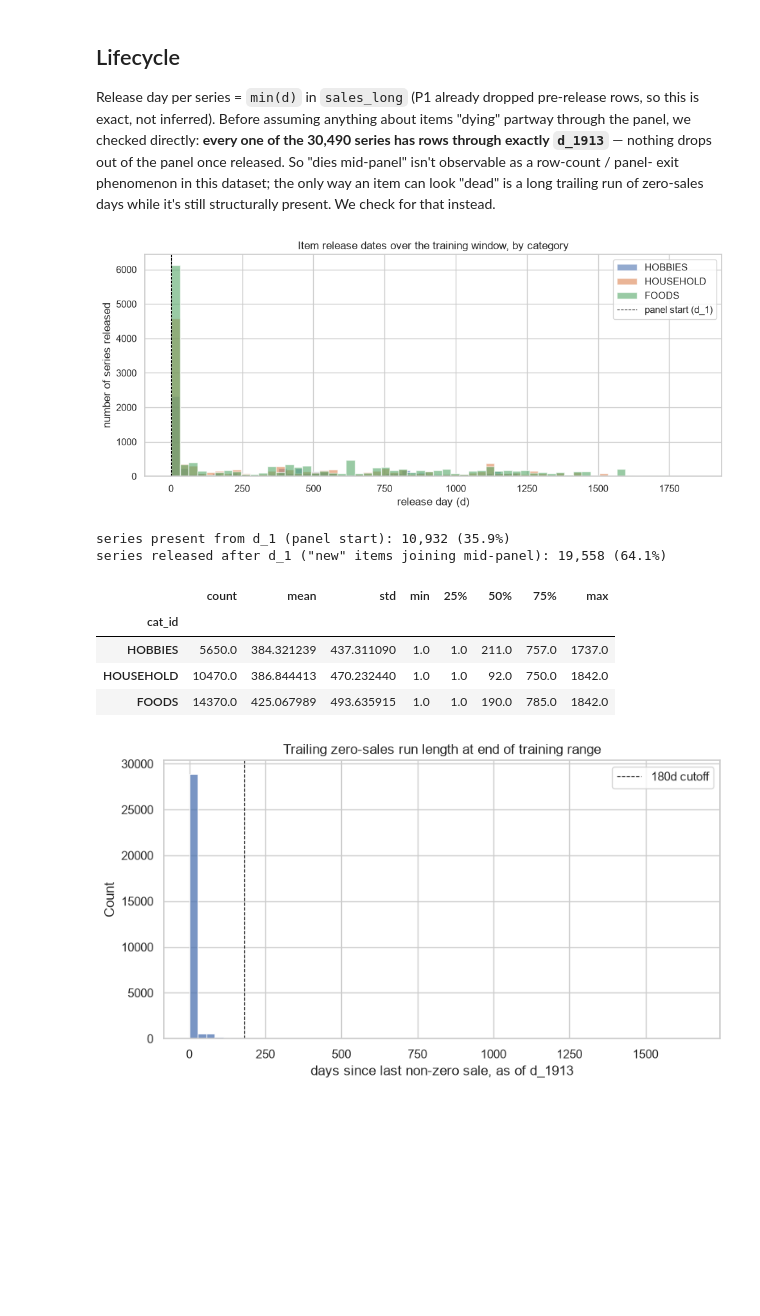
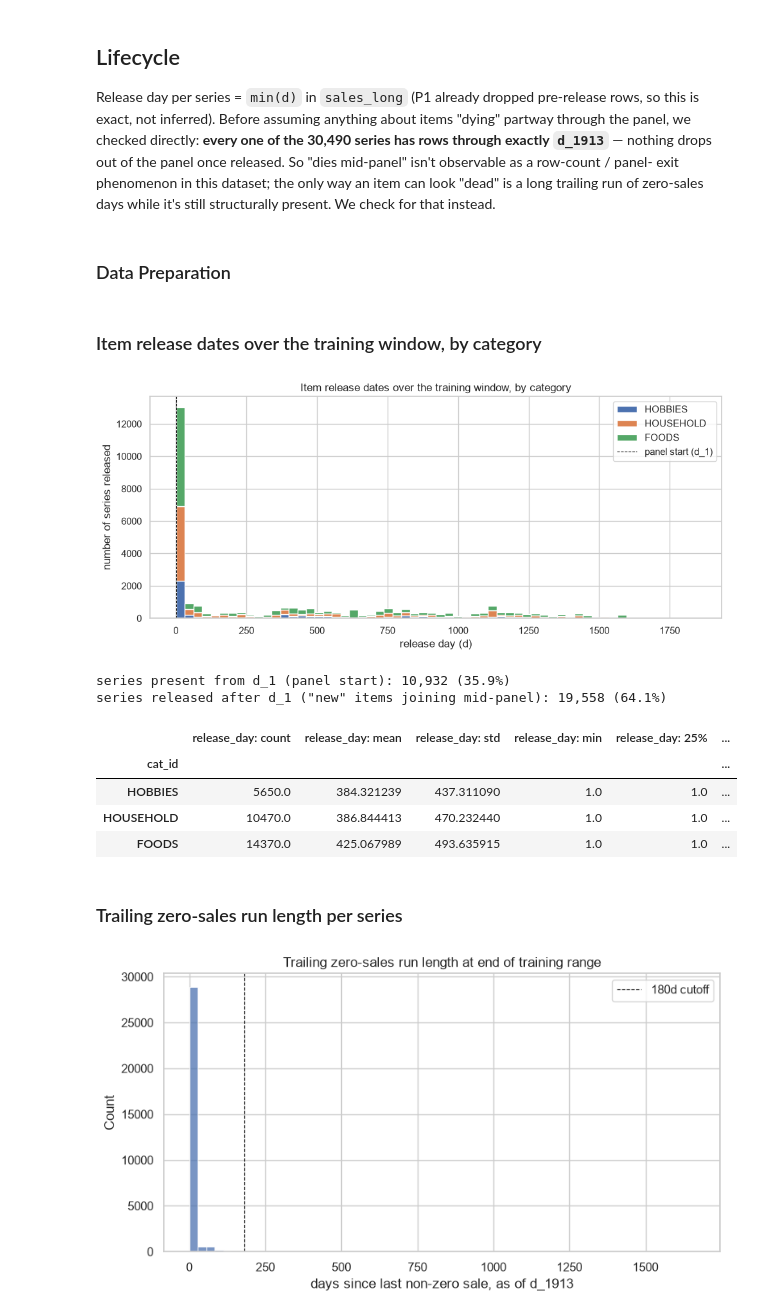
Before and after one commit to traha-89/M5_Forecasting_Accuracy, a Jupyter notebook: notebooks/02_eda.ipynb, the cells around one changed output. Drawn from its saved outputs; the diff is of its cells as text; code cells hidden in the pictures; blank space fills up the shorter version.

```diff
--- a/notebooks/02_eda.ipynb
+++ b/notebooks/02_eda.ipynb
@@ -1171,6 +1172,8 @@ checked directly: **every one of the 30,490 series has rows through exactly `d_1
 drops out of the panel once released. So "dies mid-panel" isn't observable as a row-count / panel-
 exit phenomenon in this dataset; the only way an item can look "dead" is a long trailing run of
 zero-sales days while it's still structurally present. We check for that instead.
+# %% [markdown]
+### Data Preparation
 # %%
 # Data prep: release day per series (min(d) in sales_long, exact since P1 already dropped
 # pre-release rows), joined with category
@@ -1181,34 +1184,38 @@ release_cat = (
     .set_index("id")["cat_id"]
 )
 release_df = release_day.to_frame().join(release_cat)
+# %% [markdown]
+### Item release dates over the training window, by category
 # %%
 # Plot: item release dates over the training window, by category
 fig, ax = plt.subplots(figsize=(10, 4.5))
-for cat, grp in release_df.groupby("cat_id", observed=True):
-    ax.hist(grp["release_day"], bins=60, alpha=0.6, label=cat)
+cats, release_by_cat = zip(*[(cat, grp["release_day"]) for cat, grp in release_df.groupby("cat_id", observed=True)])
+ax.hist(release_by_cat, bins=60, stacked=True, label=cats)
 ax.axvline(1, color="black", lw=0.8, ls="--", label="panel start (d_1)")
 ax.set_xlabel("release day (d)")
 ax.set_ylabel("number of series released")
 ax.set_title("Item release dates over the training window, by category")
 ax.legend()
 fig.tight_layout()
 fig.savefig(FIGURES_DIR / "lifecycle_release_dates.png", dpi=150)
 plt.show()
 
 n_at_panel_start = (release_df["release_day"] == 1).sum()
 print(f"series present from d_1 (panel start): {n_at_panel_start:,} ({n_at_panel_start / len(release_df):.1%})")
 print(f"series released after d_1 (\"new\" items joining mid-panel): "
       f"{(release_df['release_day'] > 1).sum():,} ({(release_df['release_day'] > 1).mean():.1%})")
-release_df.groupby("cat_id", observed=True)["release_day"].describe()
+release_df.groupby("cat_id", observed=True)["release_day"].describe().add_prefix("release_day: ")
 # %% [output]
-[figure, old version]
+[figure, new version]
 series present from d_1 (panel start): 10,932 (35.9%)
 series released after d_1 ("new" items joining mid-panel): 19,558 (64.1%)
-|  | count | mean | std | min | 25% | 50% | 75% | max |
-| cat_id |  |  |  |  |  |  |  |  |
-| HOBBIES | 5650.0 | 384.321239 | 437.311090 | 1.0 | 1.0 | 211.0 | 757.0 | 1737.0 |
-| HOUSEHOLD | 10470.0 | 386.844413 | 470.232440 | 1.0 | 1.0 | 92.0 | 750.0 | 1842.0 |
-| FOODS | 14370.0 | 425.067989 | 493.635915 | 1.0 | 1.0 | 190.0 | 785.0 | 1842.0 |
+|  | release_day: count | release_day: mean | release_day: std | release_day: min | release_day: 25% | ... |
+| cat_id |  |  |  |  |  | ... |
+| HOBBIES | 5650.0 | 384.321239 | 437.311090 | 1.0 | 1.0 | ... |
+| HOUSEHOLD | 10470.0 | 386.844413 | 470.232440 | 1.0 | 1.0 | ... |
+| FOODS | 14370.0 | 425.067989 | 493.635915 | 1.0 | 1.0 | ... |
+# %% [markdown]
+### Trailing zero-sales run length per series
 # %%
 # Data prep: trailing zero-sales run length per series, as of the end of the training range
 TRAIN_LAST_DAY = 1913
```
Also changed, not shown: parts of 18 cells of this notebook, 5 other files.
